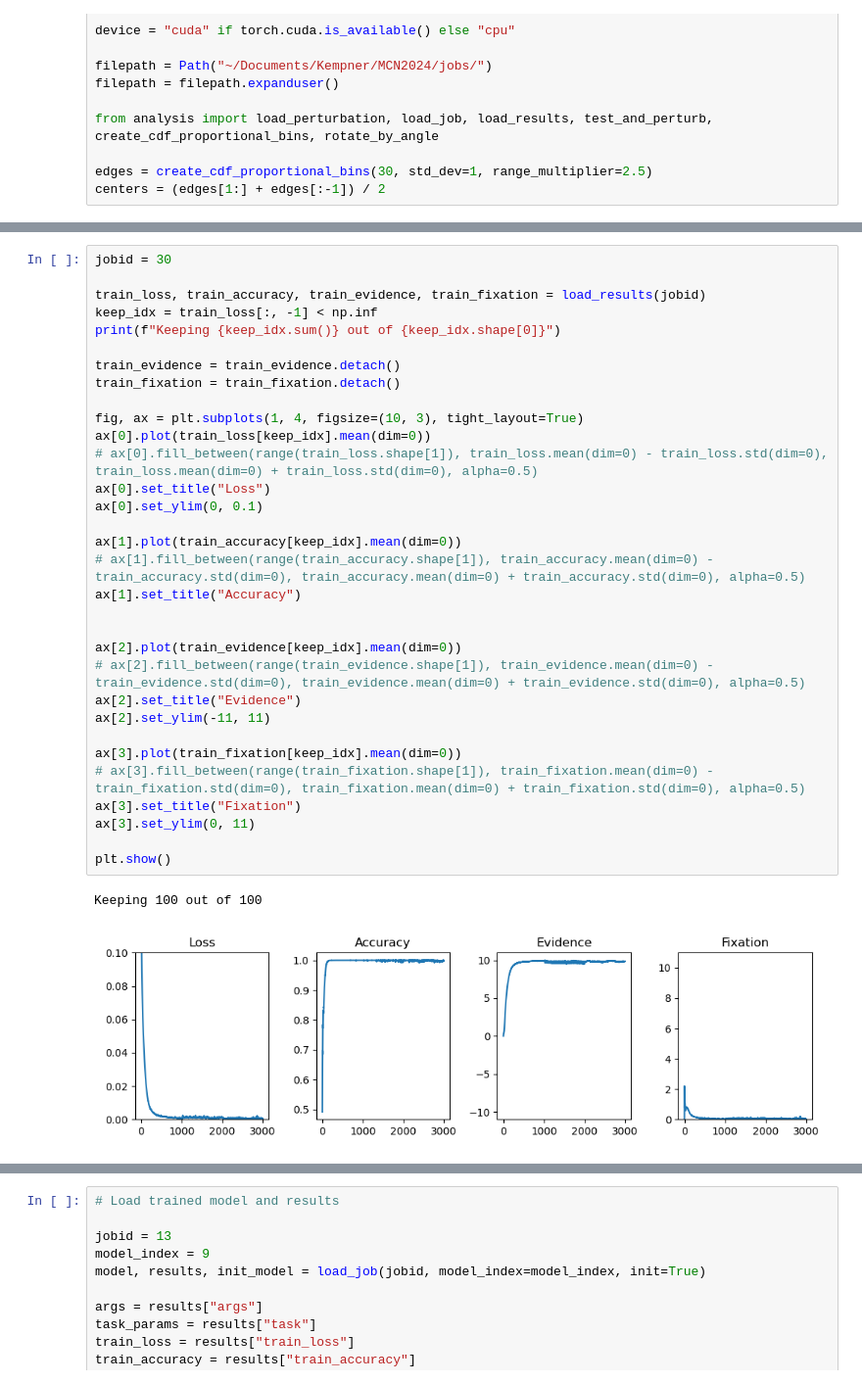
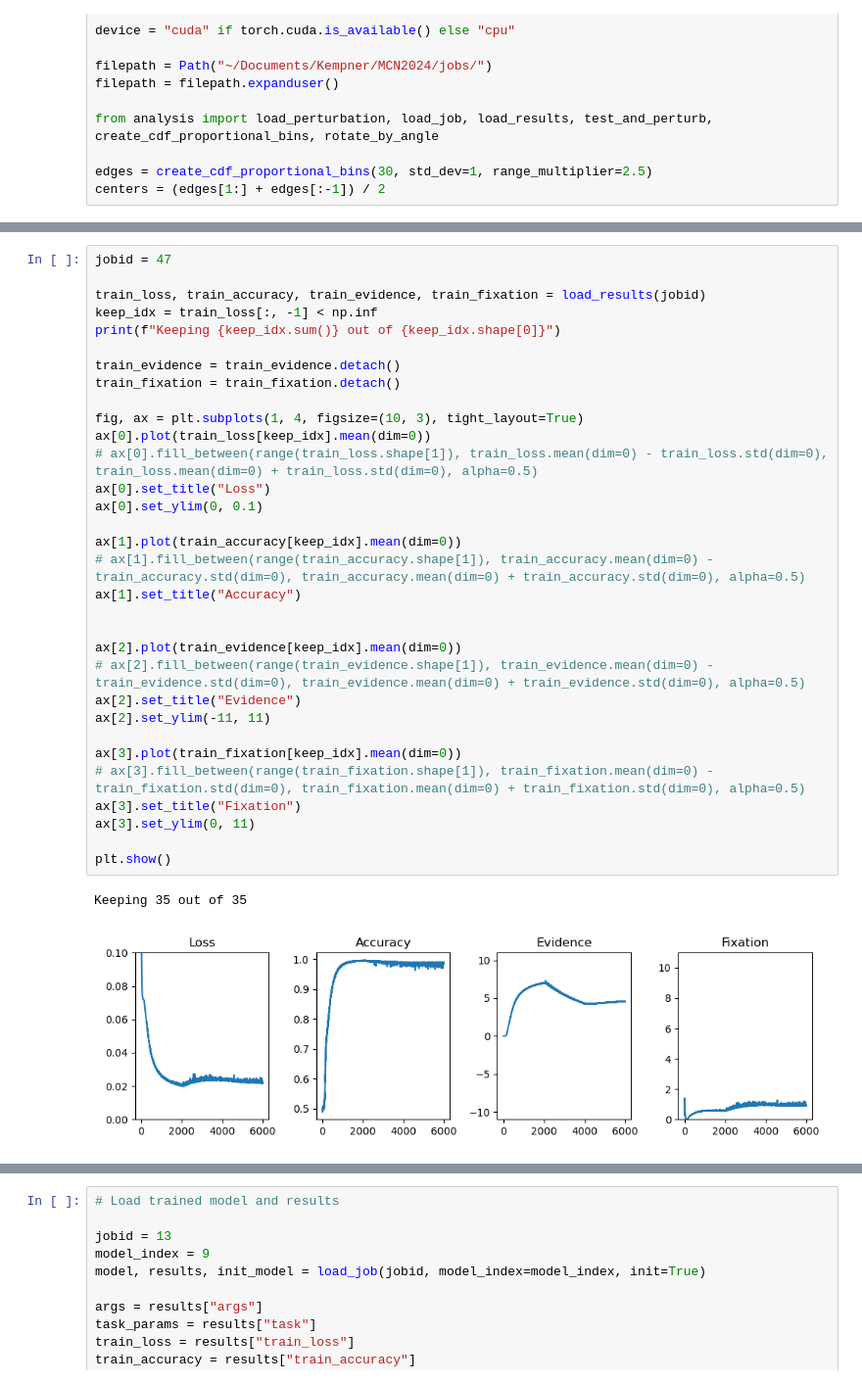
Before and after one commit to landoskape/mcn2024-psets, a Jupyter notebook: intrinsic-excitability/perturb.ipynb, the cells around one changed output, grey strips where cells are left out. Shown at 98% size. Drawn from its saved outputs; the diff is of its cells as text.

```diff
--- a/intrinsic-excitability/perturb.ipynb
+++ b/intrinsic-excitability/perturb.ipynb
@@ -43,35 +29,35 @@ plt.show()
 # %%
-jobid = 30
+jobid = 47
 
 train_loss, train_accuracy, train_evidence, train_fixation = load_results(jobid)
 keep_idx = train_loss[:, -1] < np.inf
 print(f"Keeping {keep_idx.sum()} out of {keep_idx.shape[0]}")
 
 train_evidence = train_evidence.detach()
 train_fixation = train_fixation.detach()
 
 fig, ax = plt.subplots(1, 4, figsize=(10, 3), tight_layout=True)
 ax[0].plot(train_loss[keep_idx].mean(dim=0))
 # ax[0].fill_between(range(train_loss.shape[1]), train_loss.mean(dim=0) - train_loss.std(dim=0), train_loss.mean(dim=0) + train_loss.std(dim=0), alpha=0.5)
 ax[0].set_title("Loss")
 ax[0].set_ylim(0, 0.1)
 
 ax[1].plot(train_accuracy[keep_idx].mean(dim=0))
 # ax[1].fill_between(range(train_accuracy.shape[1]), train_accuracy.mean(dim=0) - train_accuracy.std(dim=0), train_accuracy.mean(dim=0) + train_accuracy.std(dim=0), alpha=0.5)
 ax[1].set_title("Accuracy")
 
 
 ax[2].plot(train_evidence[keep_idx].mean(dim=0))
 # ax[2].fill_between(range(train_evidence.shape[1]), train_evidence.mean(dim=0) - train_evidence.std(dim=0), train_evidence.mean(dim=0) + train_evidence.std(dim=0), alpha=0.5)
 ax[2].set_title("Evidence")
 ax[2].set_ylim(-11, 11)
 
 ax[3].plot(train_fixation[keep_idx].mean(dim=0))
 # ax[3].fill_between(range(train_fixation.shape[1]), train_fixation.mean(dim=0) - train_fixation.std(dim=0), train_fixation.mean(dim=0) + train_fixation.std(dim=0), alpha=0.5)
 ax[3].set_title("Fixation")
 ax[3].set_ylim(0, 11)
 
 plt.show()
 # %% [output]
-Keeping 100 out of 100
+Keeping 35 out of 35
-[figure, old version]
+[figure, new version]
```
Also changed, not shown: parts of 4 cells of this notebook, 2 other files.
